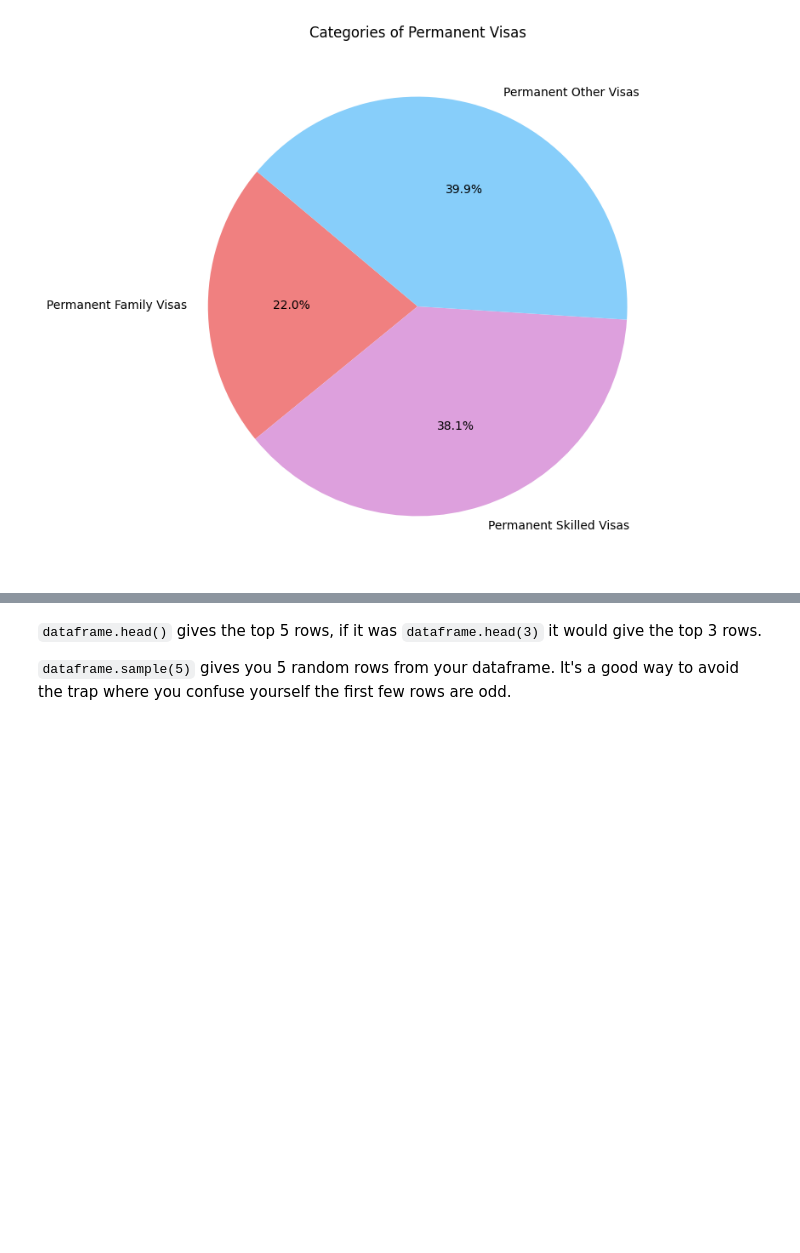
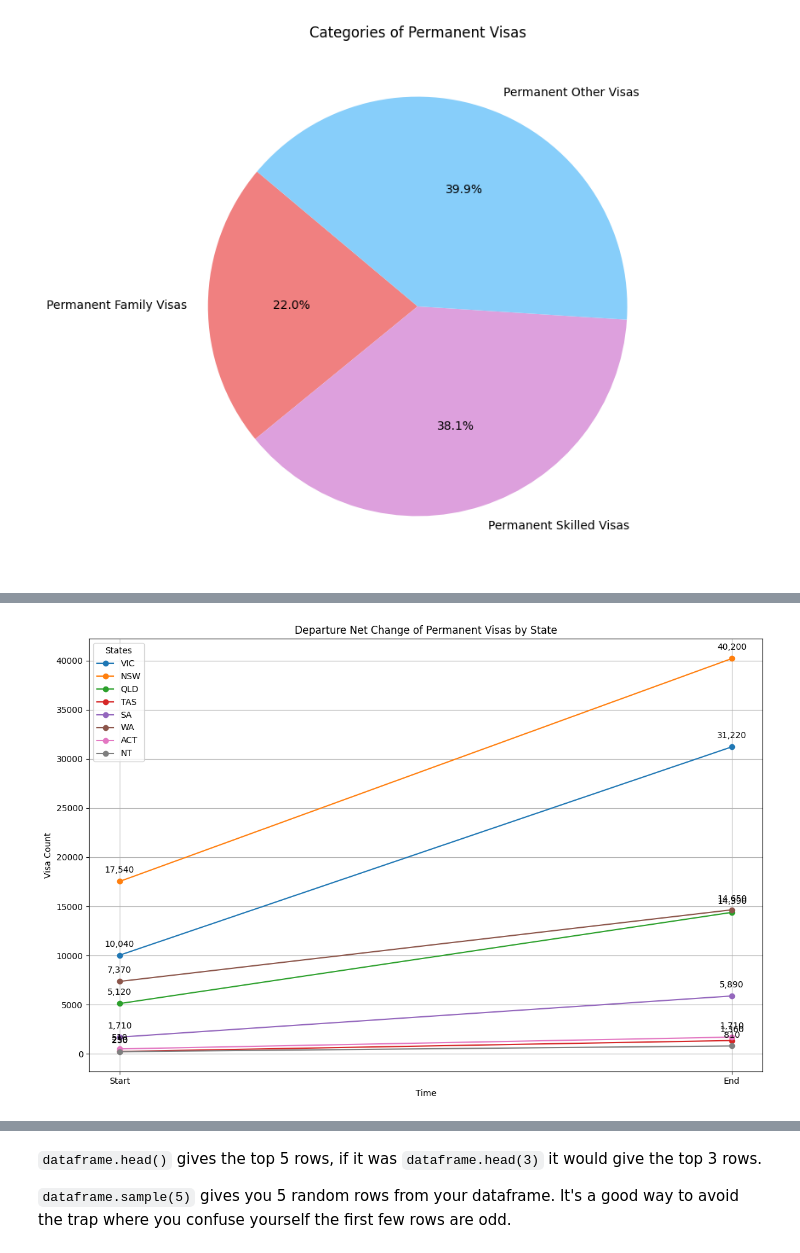
Before and after one commit to amelia-hov/travel_dataproject, a Jupyter notebook: data_introduction/Travel_Data_Project.ipynb, the cells around one changed output, grey strips where cells are left out. Cells and saved outputs as stored; diff of their text form; code cells hidden in the pictures; blank space fills up the shorter version.

```diff
--- a/data_introduction/Travel_Data_Project.ipynb
+++ b/data_introduction/Travel_Data_Project.ipynb
@@ -743,0 +723,32 @@ plt.show()
+# %%
+states = ['VIC', 'NSW', 'QLD', 'TAS', 'SA', 'WA', 'ACT', 'NT']
+starting_values = [10040, 17540, 5120, 250, 1710, 7370, 510, 230]  # Replace with actual starting values for each state
+ending_values = [31220, 40200, 14390, 1360, 5890, 14650, 1710, 810]  # Replace with actual ending values for each state
+
+# Data for plotting
+categories = ['Start', 'End']
+
+plt.figure(figsize=(12, 8))
+
+# Plot data for each state
+for i, state in enumerate(states):
+    plt.plot(categories, [starting_values[i], ending_values[i]], marker='o', linestyle='-', label=f'{state}')
+
+    # Annotate the points
+    plt.annotate(f'{starting_values[i]:,}', (categories[0], starting_values[i]), textcoords="offset points", xytext=(0,10), ha='center')
+    plt.annotate(f'{ending_values[i]:,}', (categories[1], ending_values[i]), textcoords="offset points", xytext=(0,10), ha='center')
+
+# Add titles and labels
+plt.title('Departure Net Change of Permanent Visas by State')
+plt.xlabel('Time')
+plt.ylabel('Visa Count')
+
+# Add a legend
+plt.legend(title='States')
+
+# Display the plot
+plt.grid(True)
+plt.tight_layout()
+plt.show()
+# %% [output]
+[figure, added]
```
Also changed, not shown: parts of 8 cells of this notebook.
